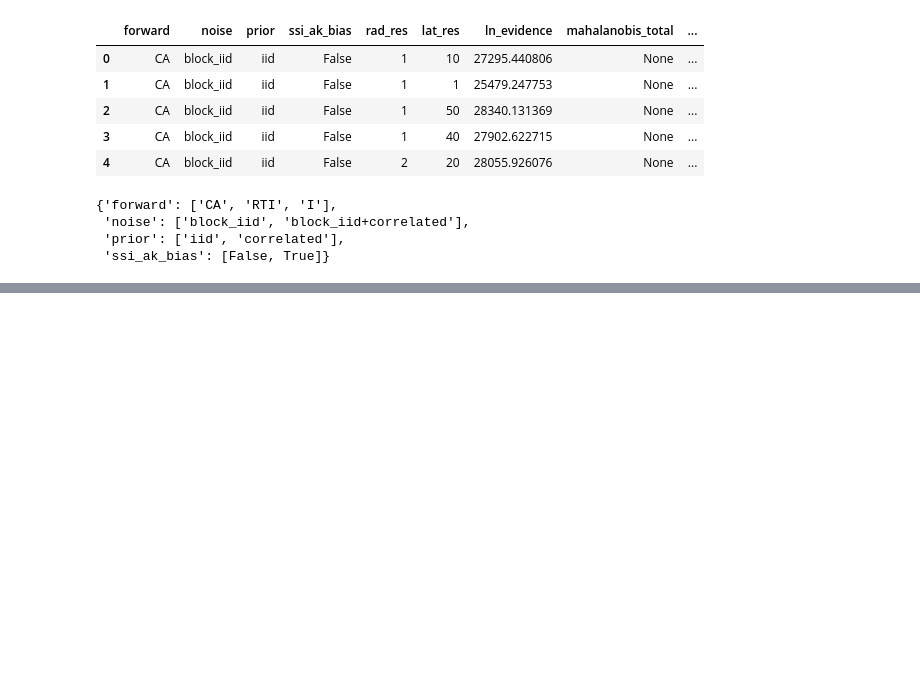
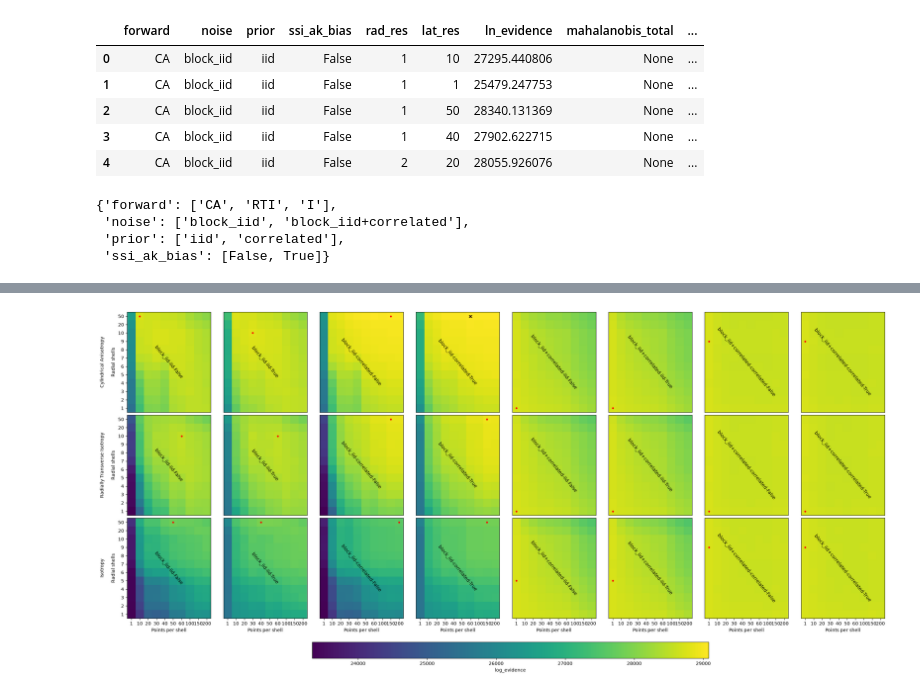
Before and after one commit to auggiemarignier/icanilg, a Jupyter notebook: notebooks/giant_experiment.ipynb, the cells around one changed output, grey strips where cells are left out. Drawn from its saved outputs; the diff is of its cells as text; code cells hidden in the pictures; blank space fills up the shorter version.

Commit message:
feat: calculate marginal evidences

```diff
--- a/notebooks/giant_experiment.ipynb
+++ b/notebooks/giant_experiment.ipynb
@@ -292,0 +202,9 @@ left1.set_xticks(exp_x, maxmins.keys(), rotation=90, rotation_mode="xtick")
+# %%
+max_ln_z = df.iloc[df["ln_evidence"].argmax()]
+max_ln_z_hypo_group = HypothesisGroup(
+    max_ln_z["forward"],
+    max_ln_z["noise"],
+    max_ln_z["prior"],
+    max_ln_z["ssi_ak_bias"]
+)
+max_ln_z
@@ -292,0 +227,79 @@ left1.set_xticks(exp_x, maxmins.keys(), rotation=90, rotation_mode="xtick")
+# %%
+def grid_figsize(nrows, ncols):
+    width_per_col = 3.0
+    height_per_row = 3.0
+    top_bottom_margin = 0.8
+
+    width = ncols * width_per_col
+    height = nrows * height_per_row + top_bottom_margin
+    return (width, height)
+
+grids = all_grids["ln_evidence"]
+nrows = len(cfg_options["forward"])
+ncols = (
+    len(cfg_options["noise"])
+    * len(cfg_options["prior"])
+    * len(cfg_options["ssi_ak_bias"])
+)
+fig, axs = plt.subplots(
+    nrows, ncols, figsize=grid_figsize(nrows, ncols), layout="constrained"
+)
+norm = plt.Normalize(
+    min(np.min(g) for g in grids.values()), max(np.max(g) for g in grids.values())
+)
+for r, forward in enumerate(cfg_options["forward"]):
+    c = 0
+    for cfg in product(*cfg_options.values()):
+        hypothesis_group = HypothesisGroup(*cfg)
+        if hypothesis_group.forward != forward:
+            continue
+        cfg_str = "-".join(str(c) for c in cfg)
+        ax = axs[r, c]
+        grid = grids[hypothesis_group]
+        ax.imshow(grid, origin="lower", norm=norm)
+        ax.text(
+            0.5,
+            0.5,
+            hypothesis_group.str_without("forward"),
+            rotation=-np.degrees(np.atan(grid.shape[0] / grid.shape[1])),
+            transform=ax.transAxes,
+            ha="center",
+            va="center"
+        )
+        ax.set_yticks([], [])
+        ax.set_xticks([], [])
+
+        mx = np.unravel_index(np.argmax(grid), grid.shape)
+        ax.scatter(mx[1], mx[0], c="r", marker=".")
+
+        if max_ln_z_hypo_group == hypothesis_group:
+            ax.scatter(
+                lat_res_index_map[max_ln_z["lat_res"]],
+                rad_res_index_map[max_ln_z["rad_res"]],
+                color="k",
+                marker="x",
+            )
+
+        c += 1
+
+_full_forward = {
+    "CA": "Cylindrical Anisotropy",
+    "RTI": "Radially Transverse Isotropy",
+    "I": "Isotropy",
+}
+for ax, fwd in zip(axs[:, 0], cfg_options["forward"]):
+    ax.set_ylabel(f"{_full_forward[fwd]}\n\nRadial shells")
+    ax.set_yticks(list(rad_res_index_map.values()), list(rad_res_index_map.keys()))
+for ax in axs[-1]:
+    ax.set_xlabel("Points per shell")
+    ax.set_xticks(list(lat_res_index_map.values()), list(lat_res_index_map.keys()))
+
+cbar_ax = fig.add_axes((0.27, -0.075, 0.5, 0.05))
+cbar = fig.colorbar(
+    plt.cm.ScalarMappable(norm, "viridis"),
+    cax=cbar_ax,
+    orientation="horizontal",
+    label="log_evidence",
+)
+# %% [output]
+[figure, added]
```
Also changed, not shown: parts of 11 cells of this notebook.
